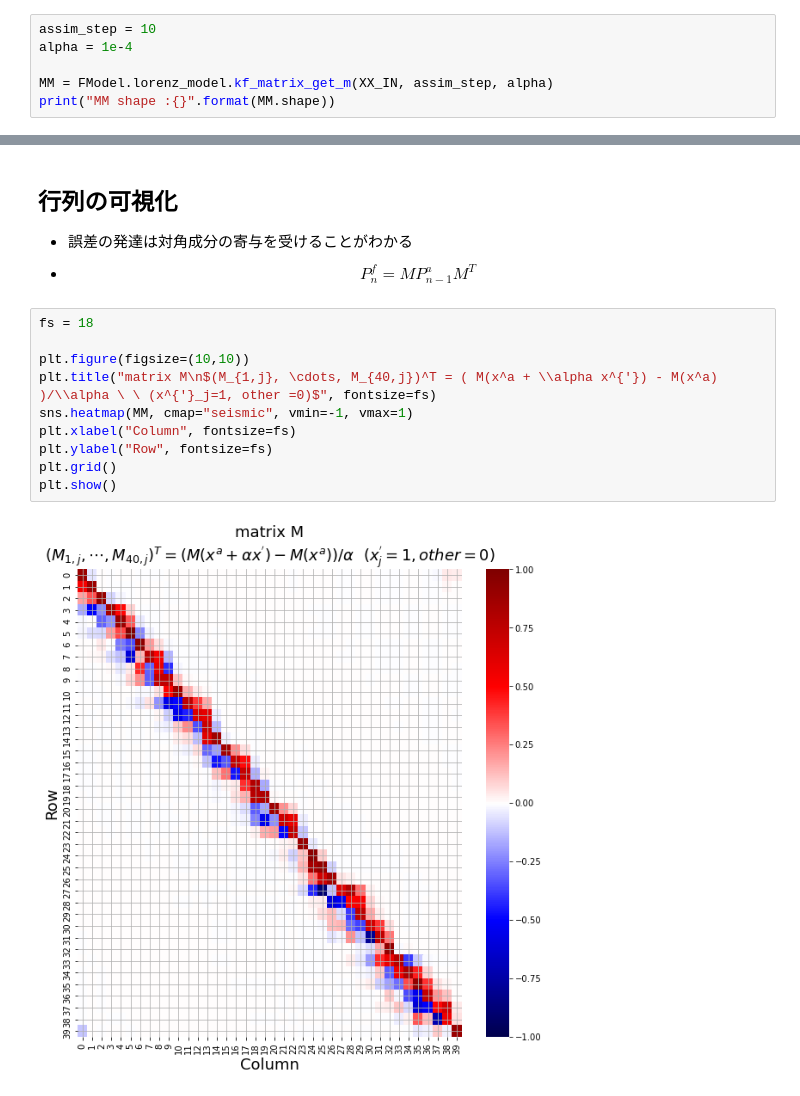
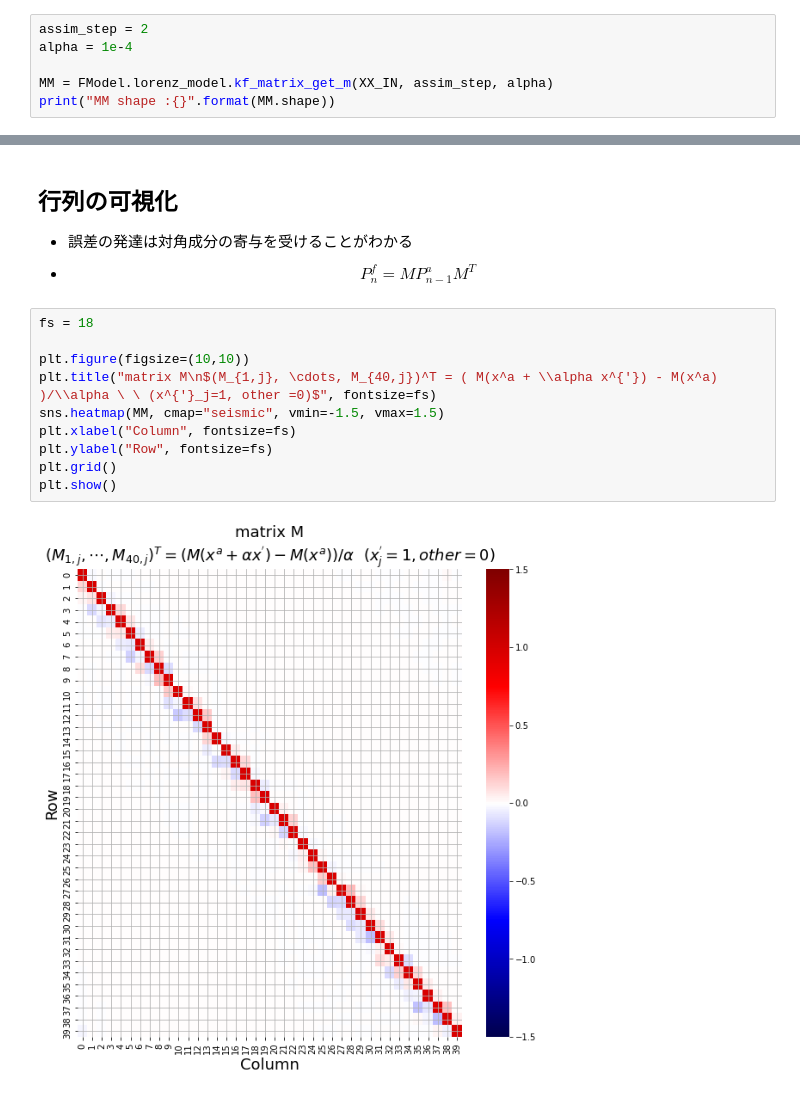
Before and after one commit to washingtk/data-assimilation-A, a Jupyter notebook: notebooks/task5/kadai5_接線形行列M.ipynb, the cells around one changed output, grey strips where cells are left out. Cells and saved outputs as stored; diff of their text form.

Commit message:
kalmanfilter task5 graph added

```diff
--- a/notebooks/task5/kadai5_接線形行列M.ipynb
+++ b/notebooks/task5/kadai5_接線形行列M.ipynb
@@ -92,7 +92,7 @@ XX =
 - assim_step:  １データ同化においての時間積分回数(6時間に一回の場合は4)
 - alpha:       解析値ベクトルに与える摂動の大きさ(1e-3~1e-N 程度に変化させて行列Mが十分収束しておけばよい)
 # %%
-assim_step = 10
+assim_step = 2
 alpha = 1e-4
 
 MM = FModel.lorenz_model.kf_matrix_get_m(XX_IN, assim_step, alpha)
@@ -108,12 +108,12 @@ $$
 # %%
 fs = 18
 
 plt.figure(figsize=(10,10))
 plt.title("matrix M\n$(M_{1,j}, \cdots, M_{40,j})^T = ( M(x^a + \\alpha x^{'}) - M(x^a) )/\\alpha \ \ (x^{'}_j=1, other =0)$", fontsize=fs)
-sns.heatmap(MM, cmap="seismic", vmin=-1, vmax=1)
+sns.heatmap(MM, cmap="seismic", vmin=-1.5, vmax=1.5)
 plt.xlabel("Column", fontsize=fs)
 plt.ylabel("Row", fontsize=fs)
 plt.grid()
 plt.show()
 # %% [output]
-[figure, old version]
+[figure, new version]
```
Also changed, not shown: 7 other files.
